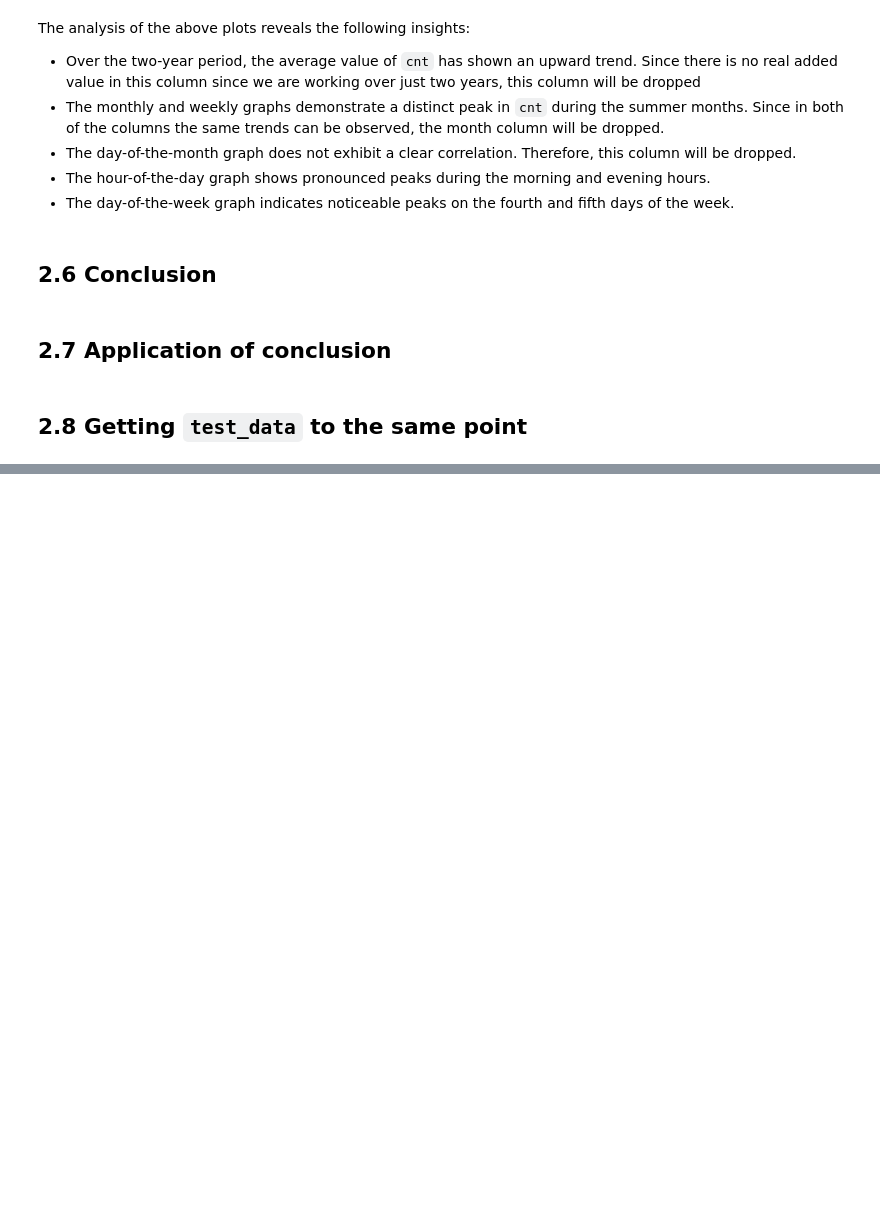
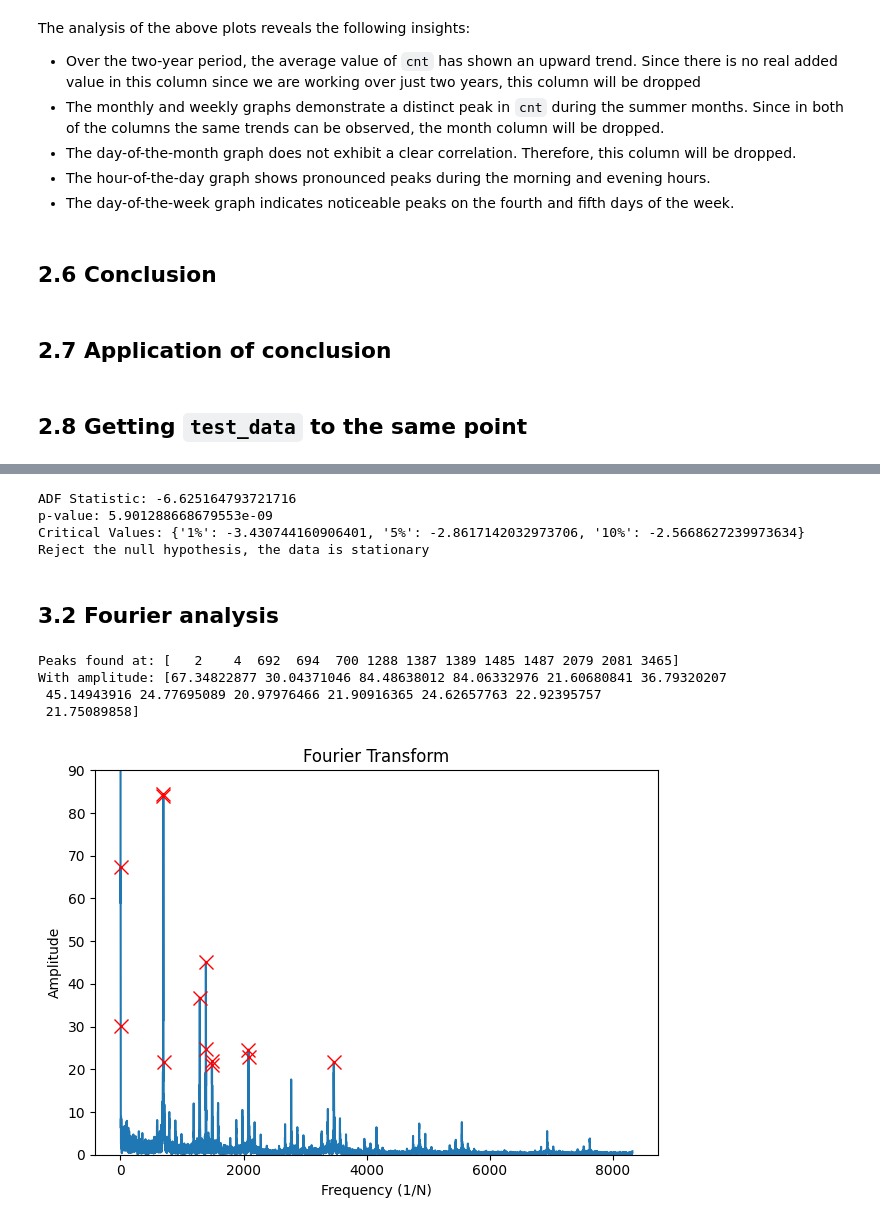
Before and after one commit to lalutir/Machine-Learning-Portfolio-2, a Jupyter notebook: main.ipynb, the cells around one changed output, grey strips where cells are left out. Saved outputs shown, nothing was run; the diff lists cells and outputs as text; code cells hidden in the pictures; blank space fills up the shorter version.

```diff
--- a/main.ipynb
+++ b/main.ipynb
@@ -238,0 +259,19 @@ test_data = test_data.drop(['holiday', 'year', 'month', 'day'], axis=1)
+# %%
+stat_tests = fc.StatisticalTests(train_data)
+# %%
+stat_tests.stationary_test('cnt')
+# %% [output]
+ADF Statistic: -6.625164793721716
+p-value: 5.901288668679553e-09
+Critical Values: {'1%': -3.430744160906401, '5%': -2.8617142032973706, '10%': -2.5668627239973634}
+Reject the null hypothesis, the data is stationary
+# %% [markdown]
+## 3.2 Fourier analysis
+# %%
+stat_tests.fourier_analysis('cnt')
+# %% [output]
+Peaks found at: [   2    4  692  694  700 1288 1387 1389 1485 1487 2079 2081 3465]
+With amplitude: [67.34822877 30.04371046 84.48638012 84.06332976 21.60680841 36.79320207
+ 45.14943916 24.77695089 20.97976466 21.90916365 24.62657763 22.92395757
+ 21.75089858]
+[figure, added]
```
Also changed, not shown: parts of 8 cells of this notebook, 10 other files.
